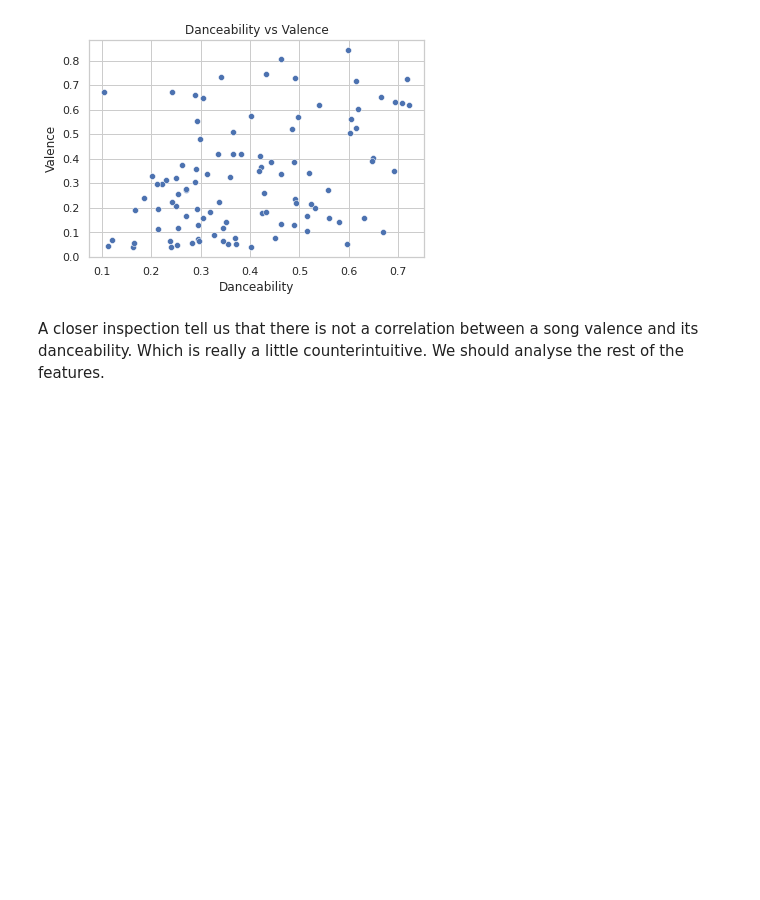
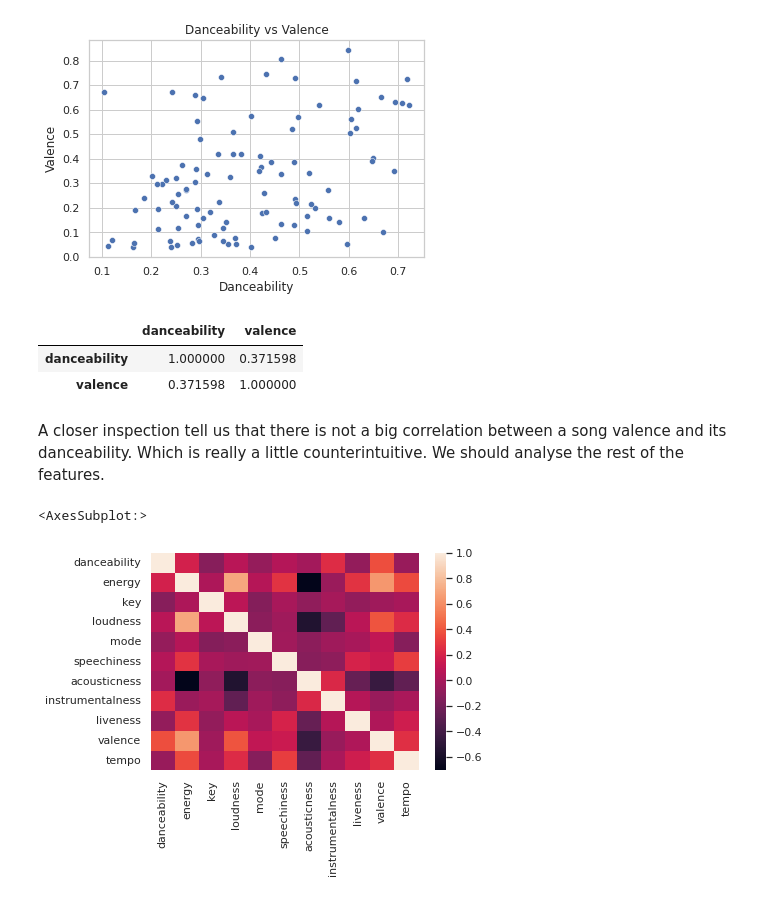
Before and after one commit to RamonPuon/Spotipy-Valence-Analysis, a Jupyter notebook: Radiohead.ipynb, the cells around one changed output. Saved outputs shown, nothing was run; the diff lists cells and outputs as text; code cells hidden in the pictures; blank space fills up the shorter version.

Commit message:
correlation analysis

```diff
--- a/Radiohead.ipynb
+++ b/Radiohead.ipynb
@@ -109,5 +109,16 @@ plt.ylabel("Valence")
 # %% [output]
 Text(0, 0.5, 'Valence')
 [figure]
+# %%
+df[['danceability','valence']].corr()
+# %% [output]
+|  | danceability | valence |
+| danceability | 1.000000 | 0.371598 |
+| valence | 0.371598 | 1.000000 |
 # %% [markdown]
-A closer inspection tell us that there is not a correlation between a song valence and its danceability. Which is really a little counterintuitive. We should analyse the rest of the features.
+A closer inspection tell us that there is not a big correlation between a song valence and its danceability. Which is really a little counterintuitive. We should analyse the rest of the features.
+# %%
+sns.heatmap(df.iloc[:,6:17].corr(method = 'pearson'))
+# %% [output]
+<AxesSubplot:>
+[figure, added]
```
Also changed, not shown: parts of 5 cells of this notebook.
